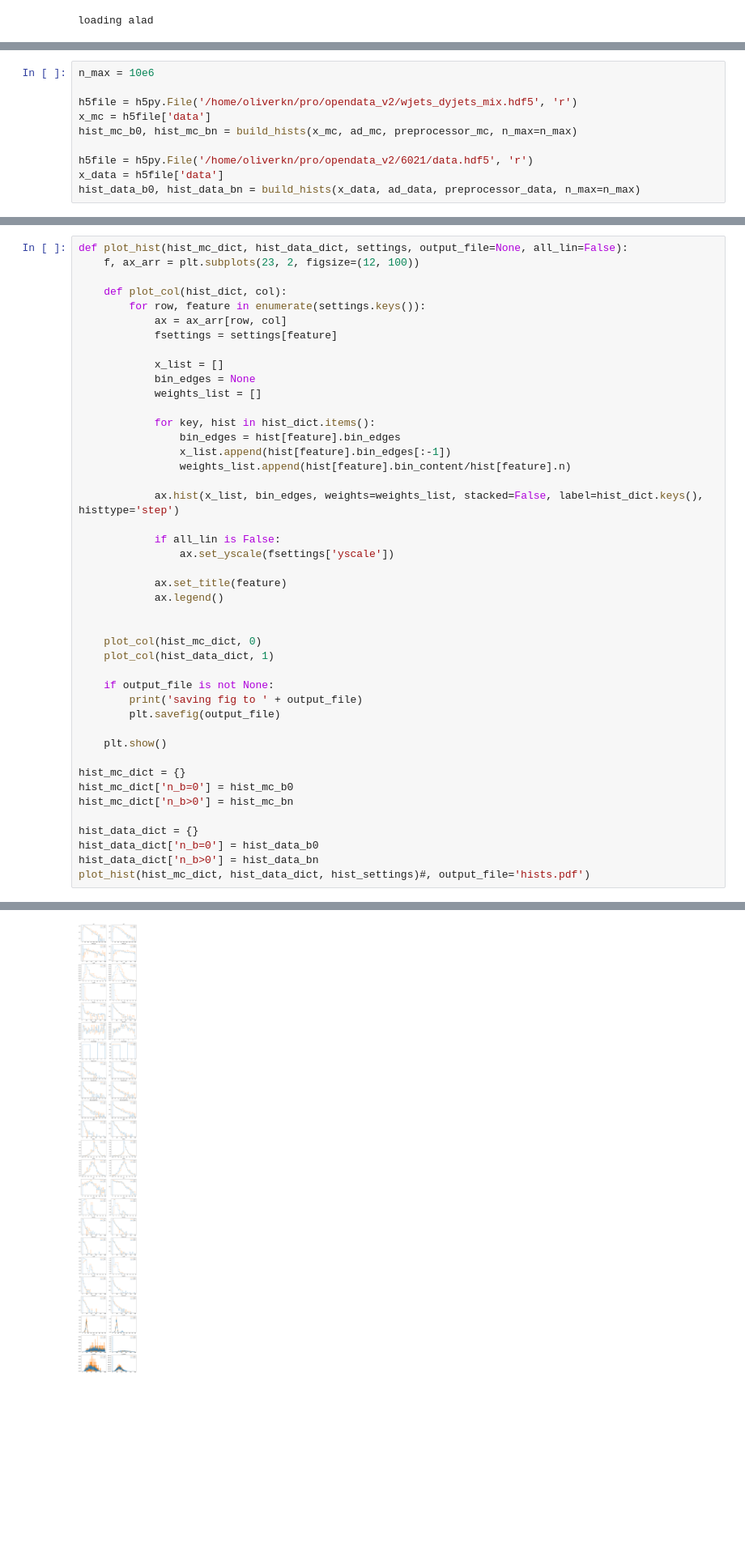
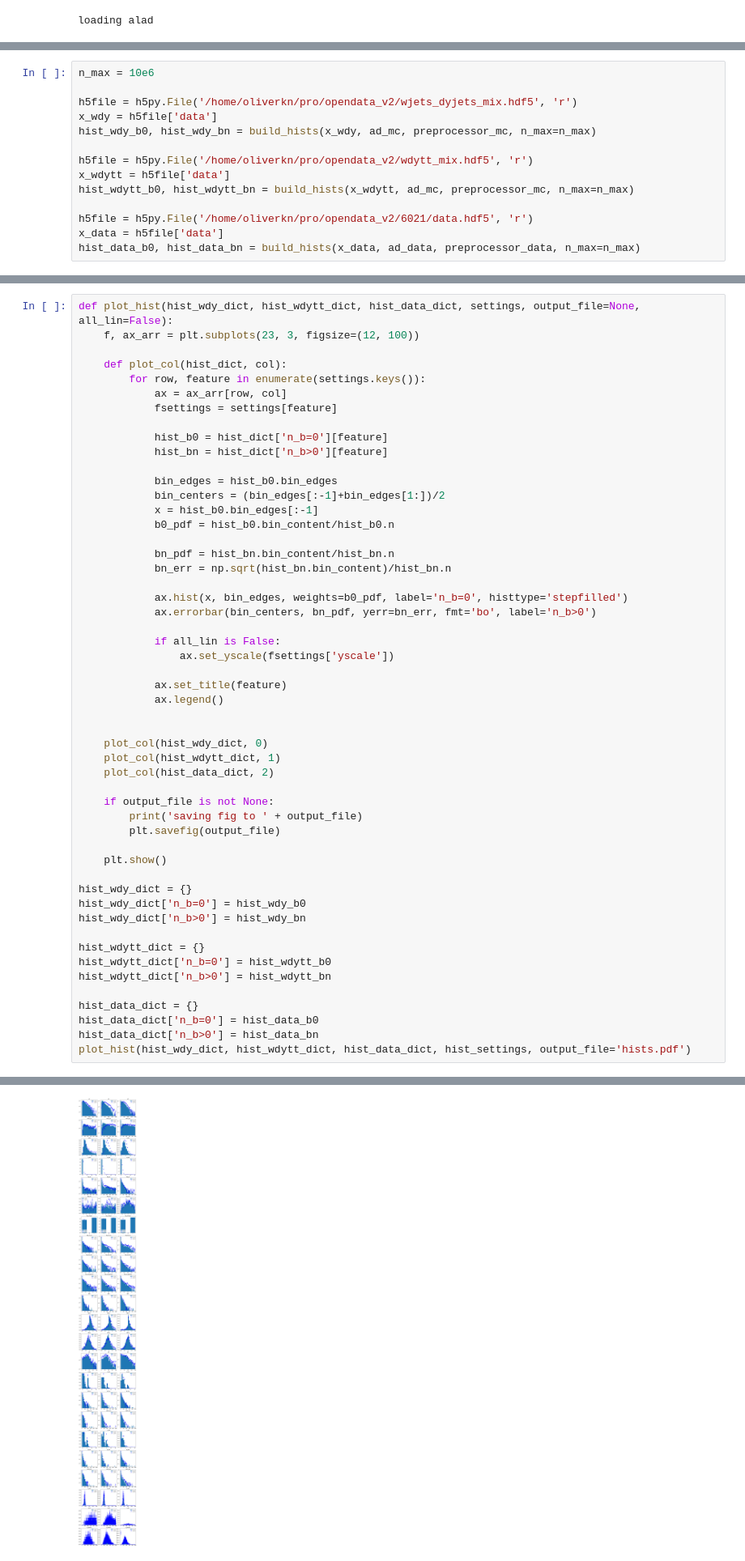
Before and after one commit to oliverkn/alad-for-lhc, a Jupyter notebook: evaluation/data_vs_mc.ipynb, the cells around one changed output, grey strips where cells are left out. Shown at 81% size. Cells and saved outputs as stored; diff of their text form; blank space fills up the shorter version.

Commit message:
improved data_vs_mc

```diff
--- a/evaluation/data_vs_mc.ipynb
+++ b/evaluation/data_vs_mc.ipynb
@@ -132,8 +132,12 @@ def build_hists(x, ad, preprocessor, n_max, batch_size=2 ** 20):
 n_max = 10e6
 
 h5file = h5py.File('/home/oliverkn/pro/opendata_v2/wjets_dyjets_mix.hdf5', 'r')
-x_mc = h5file['data']
-hist_mc_b0, hist_mc_bn = build_hists(x_mc, ad_mc, preprocessor_mc, n_max=n_max)
+x_wdy = h5file['data']
+hist_wdy_b0, hist_wdy_bn = build_hists(x_wdy, ad_mc, preprocessor_mc, n_max=n_max)
+
+h5file = h5py.File('/home/oliverkn/pro/opendata_v2/wdytt_mix.hdf5', 'r')
+x_wdytt = h5file['data']
+hist_wdytt_b0, hist_wdytt_bn = build_hists(x_wdytt, ad_mc, preprocessor_mc, n_max=n_max)
 
 h5file = h5py.File('/home/oliverkn/pro/opendata_v2/6021/data.hdf5', 'r')
 x_data = h5file['data']
@@ -159,22 +177,25 @@ batch number 9
 # %%
-def plot_hist(hist_mc_dict, hist_data_dict, settings, output_file=None, all_lin=False):
-    f, ax_arr = plt.subplots(23, 2, figsize=(12, 100))
+def plot_hist(hist_wdy_dict, hist_wdytt_dict, hist_data_dict, settings, output_file=None, all_lin=False):
+    f, ax_arr = plt.subplots(23, 3, figsize=(12, 100))
 
     def plot_col(hist_dict, col):
         for row, feature in enumerate(settings.keys()):
             ax = ax_arr[row, col]
             fsettings = settings[feature]
 
-            x_list = []
-            bin_edges = None
-            weights_list = []
+            hist_b0 = hist_dict['n_b=0'][feature]
+            hist_bn = hist_dict['n_b>0'][feature]
 
-            for key, hist in hist_dict.items():
-                bin_edges = hist[feature].bin_edges
-                x_list.append(hist[feature].bin_edges[:-1])
-                weights_list.append(hist[feature].bin_content/hist[feature].n)
+            bin_edges = hist_b0.bin_edges
+            bin_centers = (bin_edges[:-1]+bin_edges[1:])/2
+            x = hist_b0.bin_edges[:-1]
+            b0_pdf = hist_b0.bin_content/hist_b0.n
 
-            ax.hist(x_list, bin_edges, weights=weights_list, stacked=False, label=hist_dict.keys(), histtype='step')
+            bn_pdf = hist_bn.bin_content/hist_bn.n
+            bn_err = np.sqrt(hist_bn.bin_content)/hist_bn.n
+
+            ax.hist(x, bin_edges, weights=b0_pdf, label='n_b=0', histtype='stepfilled')
+            ax.errorbar(bin_centers, bn_pdf, yerr=bn_err, fmt='bo', label='n_b>0')
 
             if all_lin is False:
                 ax.set_yscale(fsettings['yscale'])
@@ -183,8 +204,9 @@ def plot_hist(hist_mc_dict, hist_data_dict, settings, output_file=None, all_lin=
             ax.legend()
 
 
-    plot_col(hist_mc_dict, 0)
-    plot_col(hist_data_dict, 1)
+    plot_col(hist_wdy_dict, 0)
+    plot_col(hist_wdytt_dict, 1)
+    plot_col(hist_data_dict, 2)
 
     if output_file is not None:
         print('saving fig to ' + output_file)
@@ -192,12 +214,16 @@ def plot_hist(hist_mc_dict, hist_data_dict, settings, output_file=None, all_lin=
 
     plt.show()
 
-hist_mc_dict = {}
-hist_mc_dict['n_b=0'] = hist_mc_b0
-hist_mc_dict['n_b>0'] = hist_mc_bn
+hist_wdy_dict = {}
+hist_wdy_dict['n_b=0'] = hist_wdy_b0
+hist_wdy_dict['n_b>0'] = hist_wdy_bn
+
+hist_wdytt_dict = {}
+hist_wdytt_dict['n_b=0'] = hist_wdytt_b0
+hist_wdytt_dict['n_b>0'] = hist_wdytt_bn
 
 hist_data_dict = {}
 hist_data_dict['n_b=0'] = hist_data_b0
 hist_data_dict['n_b>0'] = hist_data_bn
-plot_hist(hist_mc_dict, hist_data_dict, hist_settings)#, output_file='hists.pdf')
+plot_hist(hist_wdy_dict, hist_wdytt_dict, hist_data_dict, hist_settings, output_file='hists.pdf')
 # %% [output]
@@ -204 +231 @@ plot_hist(hist_mc_dict, hist_data_dict, hist_settings)#, output_file='hists.pdf'
-[figure, old version]
+[figure, new version]
```
Also changed, not shown: parts of 3 cells of this notebook, 1 other file.
